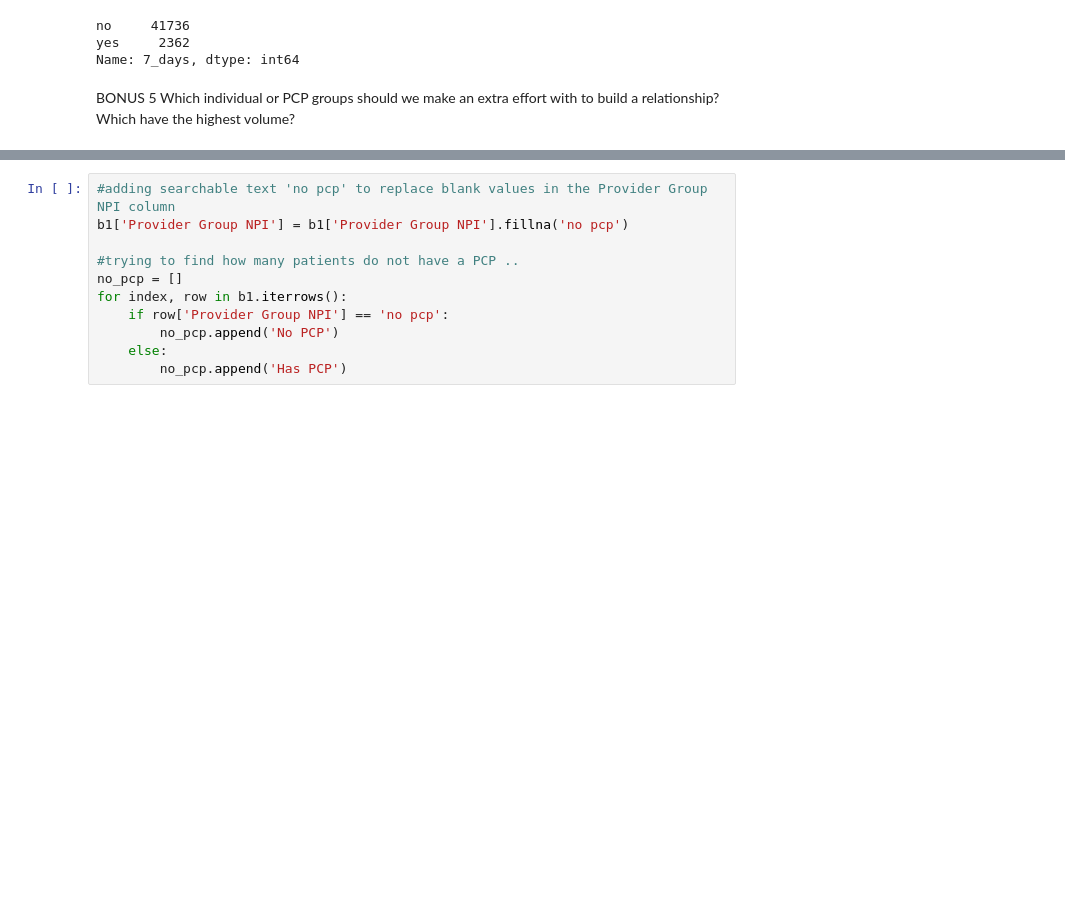
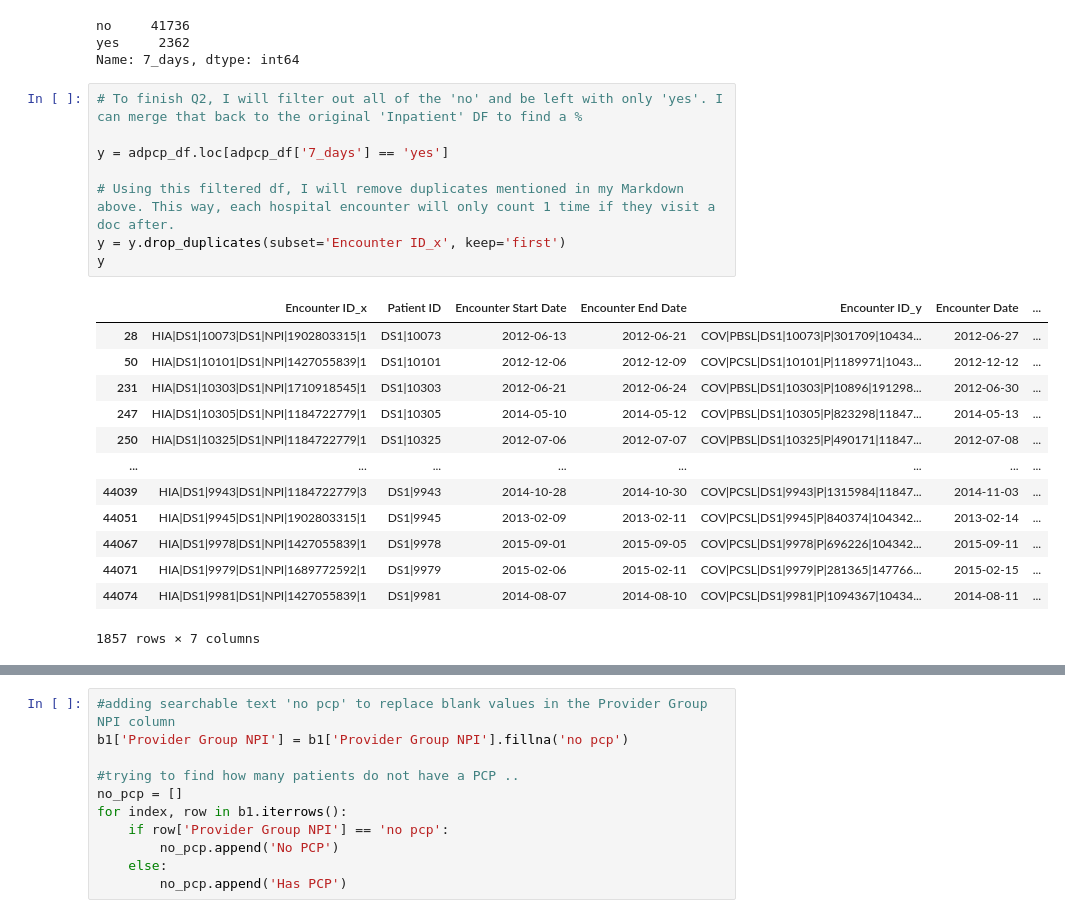
Before and after one commit to rghertel/hospital-readmission-not-koalas, a Jupyter notebook: data/hospital_notebook.ipynb, the cells around one changed output, grey strips where cells are left out. Saved outputs shown, nothing was run; the diff lists cells and outputs as text; blank space fills up the shorter version.

```diff
--- a/data/hospital_notebook.ipynb
+++ b/data/hospital_notebook.ipynb
@@ -64,6 +64,25 @@ adpcp_df['7_days'].value_counts()
 no     41736
 yes     2362
 Name: 7_days, dtype: int64
-# %% [markdown]
-BONUS 5
-Which individual or PCP groups should we make an extra effort with to build a relationship? Which have the highest volume?
+# %%
+# To finish Q2, I will filter out all of the 'no' and be left with only 'yes'. I can merge that back to the original 'Inpatient' DF to find a %
+
+y = adpcp_df.loc[adpcp_df['7_days'] == 'yes']
+
+# Using this filtered df, I will remove duplicates mentioned in my Markdown above. This way, each hospital encounter will only count 1 time if they visit a doc after.
+y = y.drop_duplicates(subset='Encounter ID_x', keep='first')
+y
+# %% [output]
+|  | Encounter ID_x | Patient ID | Encounter Start Date | Encounter End Date | Encounter ID_y | Encounter Date | ... |
+| 28 | HIA|DS1|10073|DS1|NPI|1902803315|1 | DS1|10073 | 2012-06-13 | 2012-06-21 | COV|PBSL|DS1|10073|P|301709|10434... | 2012-06-27 | ... |
+| 50 | HIA|DS1|10101|DS1|NPI|1427055839|1 | DS1|10101 | 2012-12-06 | 2012-12-09 | COV|PCSL|DS1|10101|P|1189971|1043... | 2012-12-12 | ... |
+| 231 | HIA|DS1|10303|DS1|NPI|1710918545|1 | DS1|10303 | 2012-06-21 | 2012-06-24 | COV|PBSL|DS1|10303|P|10896|191298... | 2012-06-30 | ... |
+| 247 | HIA|DS1|10305|DS1|NPI|1184722779|1 | DS1|10305 | 2014-05-10 | 2014-05-12 | COV|PBSL|DS1|10305|P|823298|11847... | 2014-05-13 | ... |
+| 250 | HIA|DS1|10325|DS1|NPI|1184722779|1 | DS1|10325 | 2012-07-06 | 2012-07-07 | COV|PBSL|DS1|10325|P|490171|11847... | 2012-07-08 | ... |
+| ... | ... | ... | ... | ... | ... | ... | ... |
+| 44039 | HIA|DS1|9943|DS1|NPI|1184722779|3 | DS1|9943 | 2014-10-28 | 2014-10-30 | COV|PCSL|DS1|9943|P|1315984|11847... | 2014-11-03 | ... |
+| 44051 | HIA|DS1|9945|DS1|NPI|1902803315|1 | DS1|9945 | 2013-02-09 | 2013-02-11 | COV|PCSL|DS1|9945|P|840374|104342... | 2013-02-14 | ... |
+| 44067 | HIA|DS1|9978|DS1|NPI|1427055839|1 | DS1|9978 | 2015-09-01 | 2015-09-05 | COV|PCSL|DS1|9978|P|696226|104342... | 2015-09-11 | ... |
+| 44071 | HIA|DS1|9979|DS1|NPI|1689772592|1 | DS1|9979 | 2015-02-06 | 2015-02-11 | COV|PCSL|DS1|9979|P|281365|147766... | 2015-02-15 | ... |
+| 44074 | HIA|DS1|9981|DS1|NPI|1427055839|1 | DS1|9981 | 2014-08-07 | 2014-08-10 | COV|PCSL|DS1|9981|P|1094367|10434... | 2014-08-11 | ... |
+1857 rows × 7 columns
```
Also changed, not shown: parts of 14 cells of this notebook.
